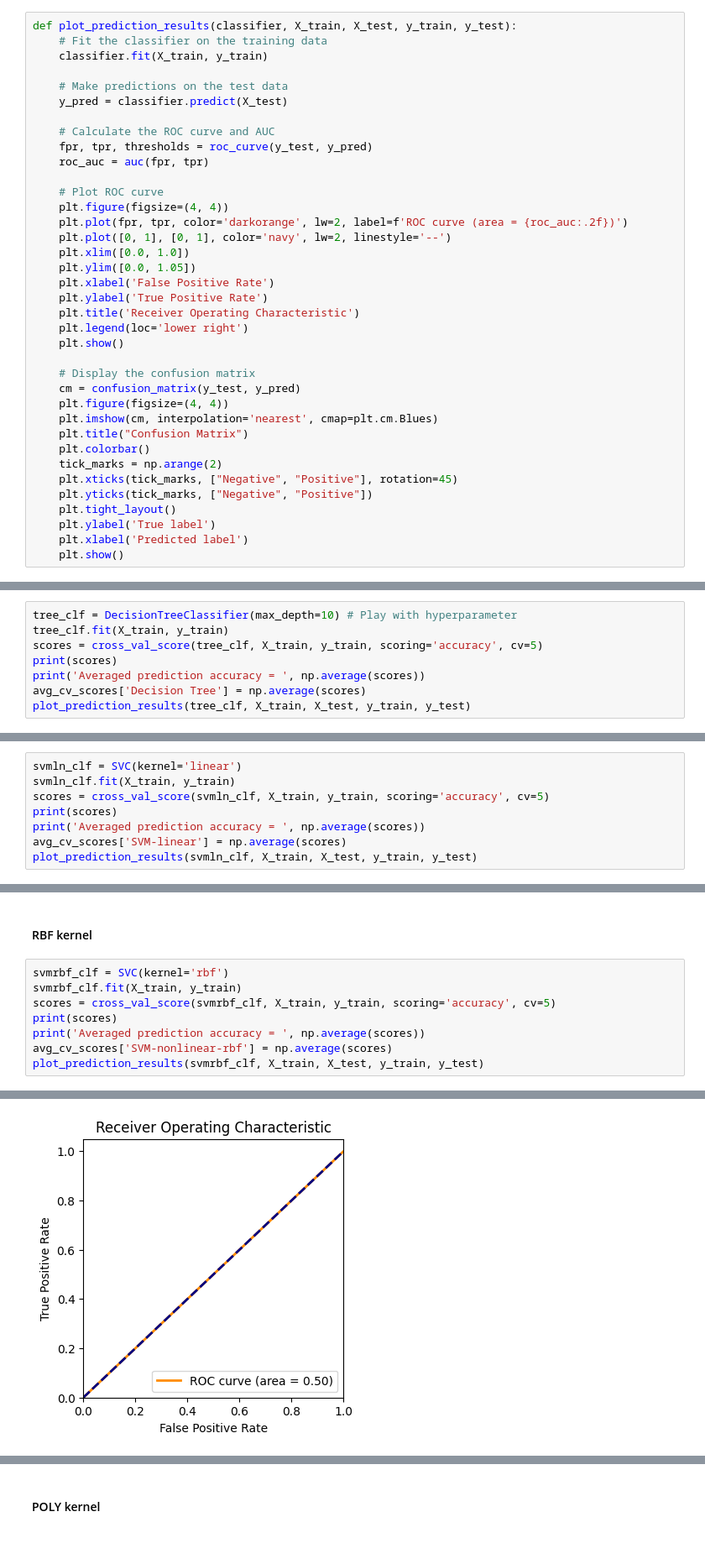
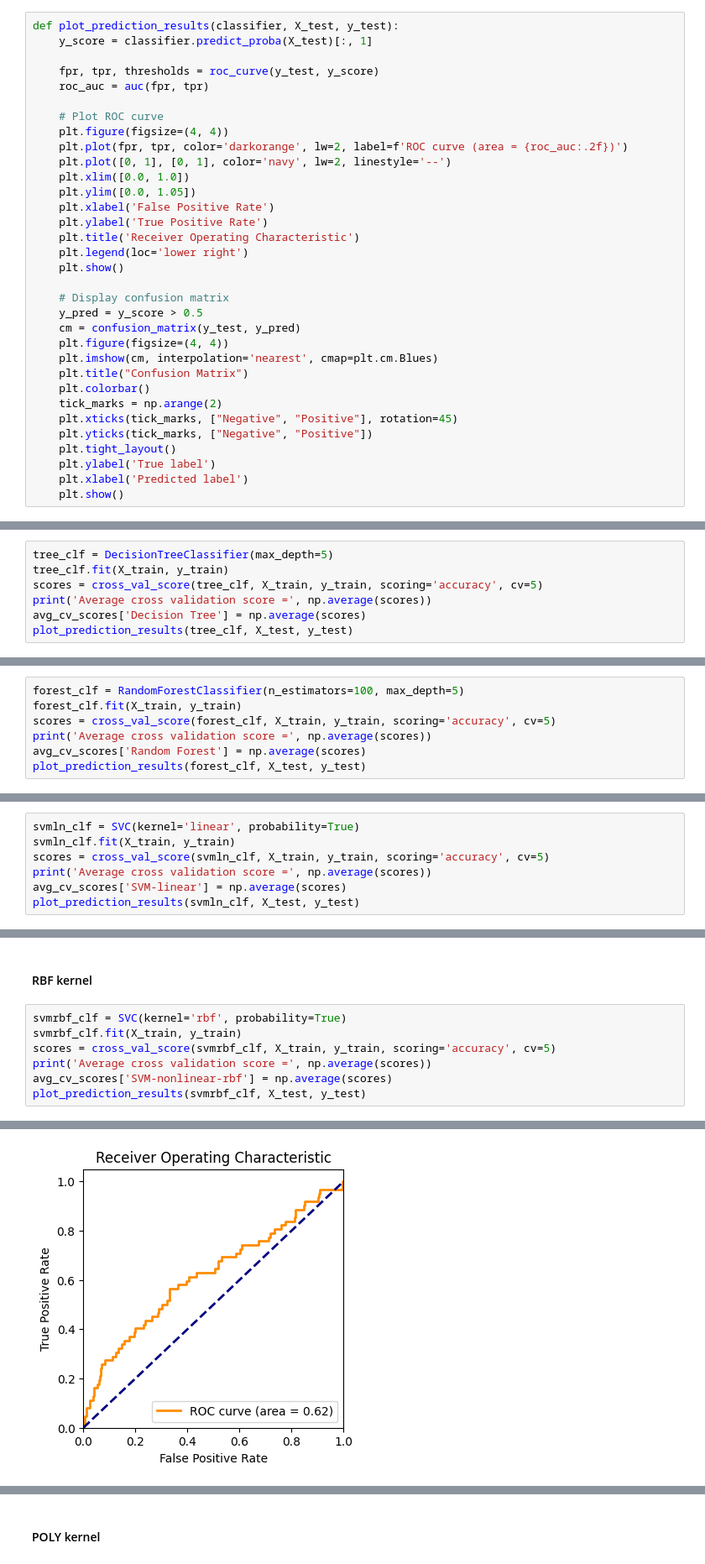
Before and after one commit to eomielan/manu465, a Jupyter notebook: assignments/assignment2/assignment2.ipynb, the cells around one changed output, grey strips where cells are left out. Shown: that part at 84% size. Saved outputs shown, nothing was run; the diff lists cells and outputs as text.

```diff
--- a/assignments/assignment2/assignment2.ipynb
+++ b/assignments/assignment2/assignment2.ipynb
@@ -374,15 +375,10 @@ avg_cv_scores = {}
 # %% [markdown]
 ### Prepare plotting function
 # %%
-def plot_prediction_results(classifier, X_train, X_test, y_train, y_test):
-    # Fit the classifier on the training data
-    classifier.fit(X_train, y_train)
+def plot_prediction_results(classifier, X_test, y_test):
+    y_score = classifier.predict_proba(X_test)[:, 1]
 
-    # Make predictions on the test data
-    y_pred = classifier.predict(X_test)
-
-    # Calculate the ROC curve and AUC
-    fpr, tpr, thresholds = roc_curve(y_test, y_pred)
+    fpr, tpr, thresholds = roc_curve(y_test, y_score)
     roc_auc = auc(fpr, tpr)
 
     # Plot ROC curve
@@ -397,7 +393,8 @@ def plot_prediction_results(classifier, X_train, X_test, y_train, y_test):
     plt.legend(loc='lower right')
     plt.show()
 
-    # Display the confusion matrix
+    # Display confusion matrix
+    y_pred = y_score > 0.5
     cm = confusion_matrix(y_test, y_pred)
     plt.figure(figsize=(4, 4))
     plt.imshow(cm, interpolation='nearest', cmap=plt.cm.Blues)
@@ -445,9 +440,8 @@ Averaged prediction accuracy =  0.8642334499465815
 # %%
-tree_clf = DecisionTreeClassifier(max_depth=10) # Play with hyperparameter
+tree_clf = DecisionTreeClassifier(max_depth=5)
 tree_clf.fit(X_train, y_train)
 scores = cross_val_score(tree_clf, X_train, y_train, scoring='accuracy', cv=5)
-print(scores)
-print('Averaged prediction accuracy = ', np.average(scores))
+print('Average cross validation score =', np.average(scores))
 avg_cv_scores['Decision Tree'] = np.average(scores)
-plot_prediction_results(tree_clf, X_train, X_test, y_train, y_test)
+plot_prediction_results(tree_clf, X_test, y_test)
 # %% [output]
@@ -457,0 +453,7 @@ Averaged prediction accuracy =  0.9263735474468284
+# %%
+forest_clf = RandomForestClassifier(n_estimators=100, max_depth=5)
+forest_clf.fit(X_train, y_train)
+scores = cross_val_score(forest_clf, X_train, y_train, scoring='accuracy', cv=5)
+print('Average cross validation score =', np.average(scores))
+avg_cv_scores['Random Forest'] = np.average(scores)
+plot_prediction_results(forest_clf, X_test, y_test)
@@ -458,11 +464,10 @@ Averaged prediction accuracy =  0.9263735474468284
 # %% [markdown]
 ### SVM-linear
 # %%
-svmln_clf = SVC(kernel='linear')
+svmln_clf = SVC(kernel='linear', probability=True)
 svmln_clf.fit(X_train, y_train)
 scores = cross_val_score(svmln_clf, X_train, y_train, scoring='accuracy', cv=5)
-print(scores)
-print('Averaged prediction accuracy = ', np.average(scores))
+print('Average cross validation score =', np.average(scores))
 avg_cv_scores['SVM-linear'] = np.average(scores)
-plot_prediction_results(svmln_clf, X_train, X_test, y_train, y_test)
+plot_prediction_results(svmln_clf, X_test, y_test)
 # %% [output]
@@ -475,11 +479,10 @@ Averaged prediction accuracy =  0.9542565830622498
 # %% [markdown]
 #### RBF kernel
 # %%
-svmrbf_clf = SVC(kernel='rbf')
+svmrbf_clf = SVC(kernel='rbf', probability=True)
 svmrbf_clf.fit(X_train, y_train)
 scores = cross_val_score(svmrbf_clf, X_train, y_train, scoring='accuracy', cv=5)
-print(scores)
-print('Averaged prediction accuracy = ', np.average(scores))
+print('Average cross validation score =', np.average(scores))
 avg_cv_scores['SVM-nonlinear-rbf'] = np.average(scores)
-plot_prediction_results(svmrbf_clf, X_train, X_test, y_train, y_test)
+plot_prediction_results(svmrbf_clf, X_test, y_test)
 # %% [output]
@@ -488,4 +490,4 @@ Averaged prediction accuracy =  0.9542565830622498
-[figure, old version]
+[figure, new version]
 [figure]
 # %% [markdown]
 #### POLY kernel
```
Also changed, not shown: parts of 25 cells of this notebook.
